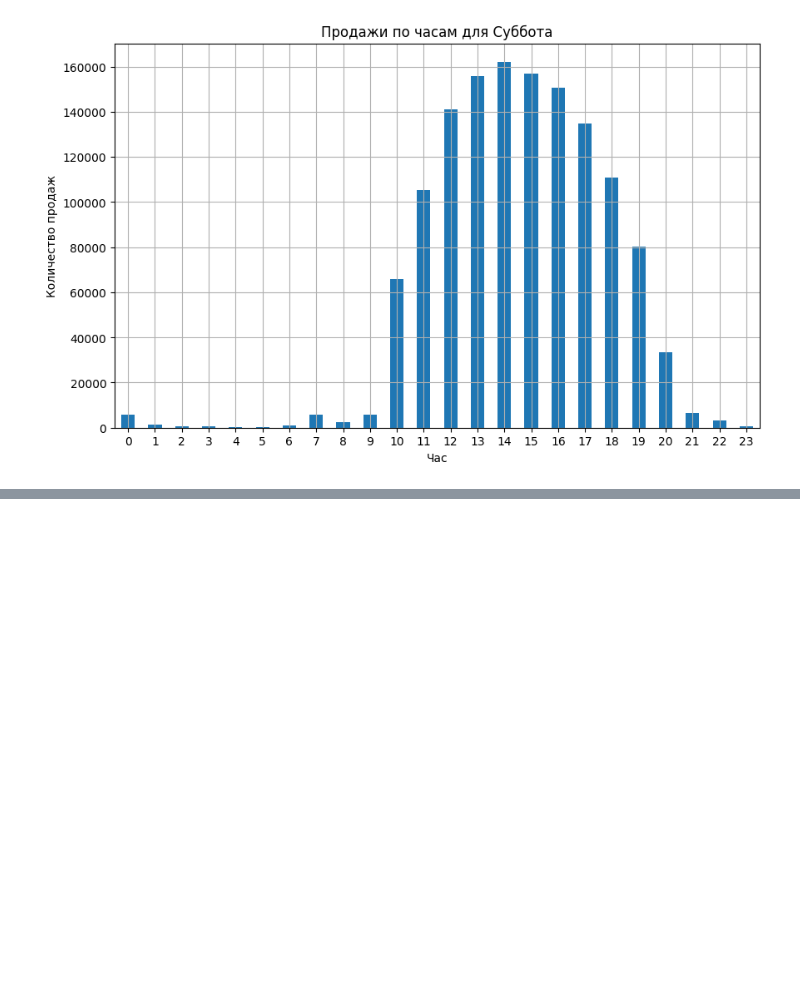
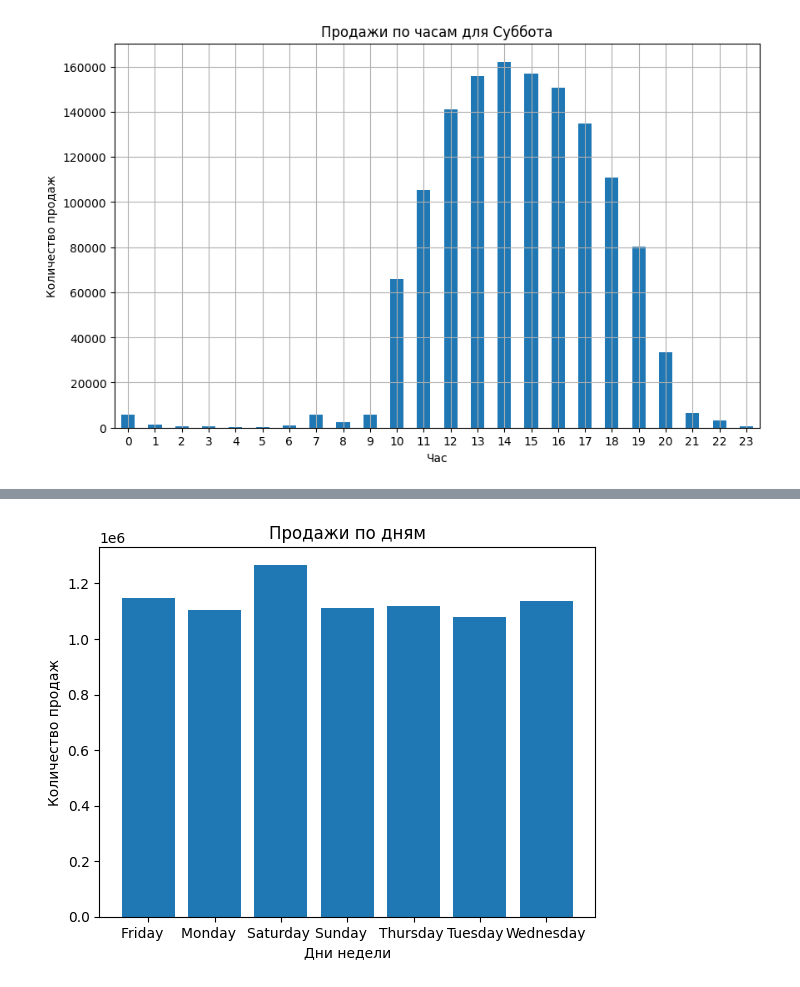
Before and after one commit to 7Webb7/tz_analysis, a Jupyter notebook: нормальный код.ipynb, the cells around one changed output, grey strips where cells are left out. Saved outputs shown, nothing was run; the diff lists cells and outputs as text; code cells hidden in the pictures; blank space fills up the shorter version.

```diff
--- a/нормальный код.ipynb
+++ b/нормальный код.ipynb
@@ -154,0 +224,16 @@ sales_and_products.to_csv('data_files/sales_and_products_result.csv', index=Fals
+# %%
+sales_days_query = """
+SELECT TO_CHAR(CAST(s."Период" AS TIMESTAMP), 'Day') as sale_day, COUNT(*) as sales_count
+FROM t_sales s
+GROUP BY sale_day
+ORDER BY sale_day
+"""
+sales_days_sql = pd.read_sql_query(sales_days_query, engine)
+
+plt.bar(sales_days_sql["sale_day"], sales_days_sql["sales_count"])
+plt.title("Продажи по дням")
+plt.xlabel("Дни недели")
+plt.ylabel("Количество продаж")
+plt.show()
+# %% [output]
+[figure, added]
```
Also changed, not shown: parts of 14 cells of this notebook.
